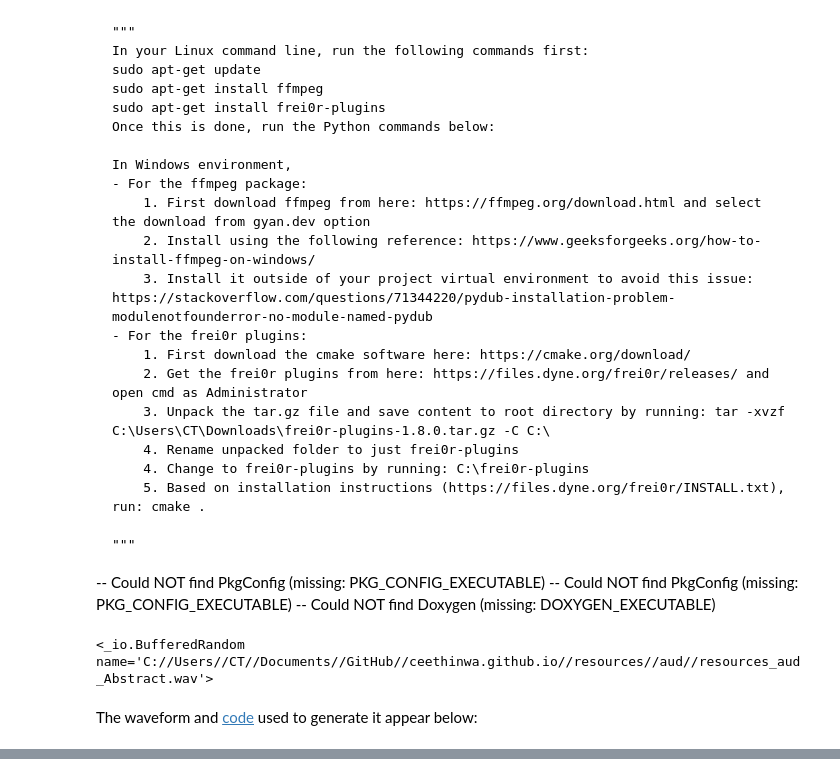
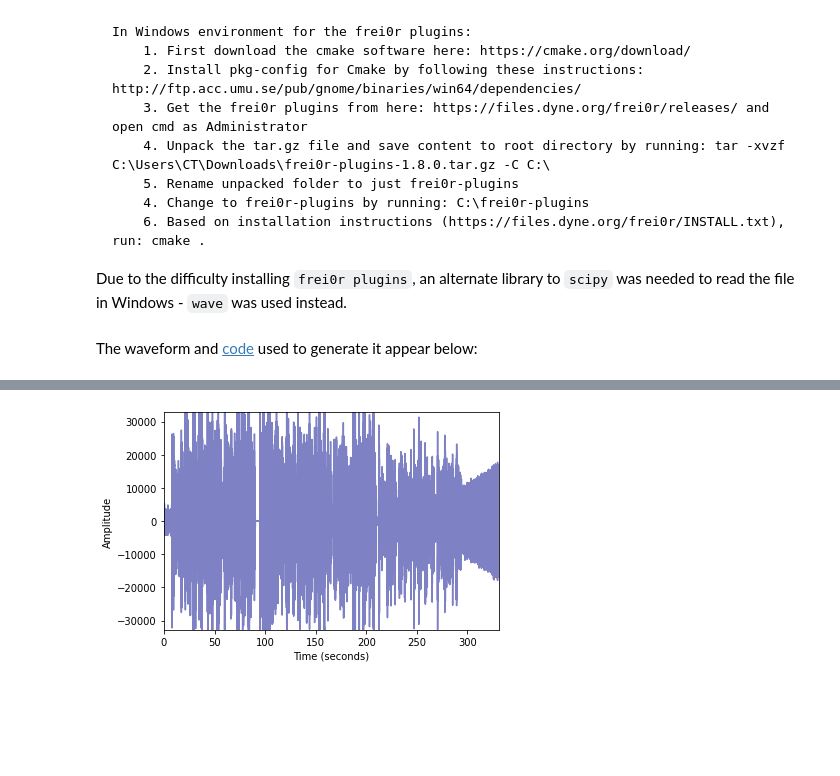
Before and after one commit to CeeThinwa/knowledge-hub, a Jupyter notebook: book/past-articles/nlp-toolbox-c.ipynb, the cells around one changed output, grey strips where cells are left out. Saved outputs shown, nothing was run; the diff lists cells and outputs as text; code cells hidden in the pictures; blank space fills up the shorter version.

```diff
--- a/book/past-articles/nlp-toolbox-c.ipynb
+++ b/book/past-articles/nlp-toolbox-c.ipynb
@@ -179,55 +213,35 @@ Suppose we want to analyze a particular audio ([listen here](https://ceethinwa.g
 # %% [markdown]
-    """
-    In your Linux command line, run the following commands first:
-    sudo apt-get update
-    sudo apt-get install ffmpeg
-    sudo apt-get install frei0r-plugins
-    Once this is done, run the Python commands below:
+    In Windows environment for the frei0r plugins:
+        1. First download the cmake software here: https://cmake.org/download/
+        2. Install pkg-config for Cmake by following these instructions: http://ftp.acc.umu.se/pub/gnome/binaries/win64/dependencies/
+        3. Get the frei0r plugins from here: https://files.dyne.org/frei0r/releases/ and open cmd as Administrator
+        4. Unpack the tar.gz file and save content to root directory by running: tar -xvzf C:\Users\CT\Downloads\frei0r-plugins-1.8.0.tar.gz -C C:\
+        5. Rename unpacked folder to just frei0r-plugins
+        4. Change to frei0r-plugins by running: C:\frei0r-plugins
+        6. Based on installation instructions (https://files.dyne.org/frei0r/INSTALL.txt), run: cmake .
 
-    In Windows environment,
-    - For the ffmpeg package:
-        1. First download ffmpeg from here: https://ffmpeg.org/download.html and select the download from gyan.dev option
-        2. Install using the following reference: https://www.geeksforgeeks.org/how-to-install-ffmpeg-on-windows/
-        3. Install it outside of your project virtual environment to avoid this issue: https://stackoverflow.com/questions/71344220/pydub-installation-problem-modulenotfounderror-no-module-named-pydub
-    - For the frei0r plugins:
-        1. First download the cmake software here: https://cmake.org/download/
-        2. Get the frei0r plugins from here: https://files.dyne.org/frei0r/releases/ and open cmd as Administrator
-        3. Unpack the tar.gz file and save content to root directory by running: tar -xvzf C:\Users\CT\Downloads\frei0r-plugins-1.8.0.tar.gz -C C:\
-        4. Rename unpacked folder to just frei0r-plugins
-        4. Change to frei0r-plugins by running: C:\frei0r-plugins
-        5. Based on installation instructions (https://files.dyne.org/frei0r/INSTALL.txt), run: cmake .
-
-    """
--- Could NOT find PkgConfig (missing: PKG_CONFIG_EXECUTABLE)
--- Could NOT find PkgConfig (missing: PKG_CONFIG_EXECUTABLE)
--- Could NOT find Doxygen (missing: DOXYGEN_EXECUTABLE)
+Due to the difficulty installing `frei0r plugins`, an alternate library to `scipy` was needed to read the file in Windows - `wave` was used instead.
-# %%
-# import required modules
-from os import path
-from pydub import AudioSegment
-
-# assign files
-input_file = "C://Users//CT//Documents//GitHub//ceethinwa.github.io//resources//aud//Abstract.mp3"
-output_file = "C://Users//CT//Documents//GitHub//ceethinwa.github.io//resources//aud//resources_aud_Abstract.wav"
-
-# convert mp3 file to wav file
-sound = AudioSegment.from_mp3(input_file)
-sound.export(output_file, format="wav")
-
-## Original gist: https://gist.github.com/CeeThinwa/03b8d164c82d7d32b5379befefeff75a#file-audio-converter-py
-# %% [output]
-<_io.BufferedRandom name='C://Users//CT//Documents//GitHub//ceethinwa.github.io//resources//aud//resources_aud_Abstract.wav'>
 # %% [markdown]
 The waveform and [code](https://medium.com/swlh/visualising-speech-74137f0b793b) used to generate it appear below:
 # %%
+"""
+Original gist: https://gist.github.com/CeeThinwa/9a073bd3dcbba4785e83724de74834d5#file-waveform-visualizer-py
+"""
+
 # Import necessary packages
 import matplotlib.pyplot as plt
 import numpy as np
-from scipy.io import wavfile
+import wave
 
 # Open .wav audio file
-wavfn= input_file #"resources_aud_Abstract.wav"
-fs, x = wavfile.read(wavfn) # sample rate = fs, data = x
+wav = wave.open(output_file, 'rb')
+fs = wav.getframerate() # sample rate = fs
+signal_wave = wav.readframes(wav.getnframes())
+x = np.frombuffer(signal_wave, dtype=np.int16) # data = x, a 1 dimensional array of n samples * n channels
+
+# Determine the number of channels
+print(f"This audio has {wav.getnchannels()} channels, {wav.getnframes()} samples and it took {round(wav.getnframes()/fs,2)} seconds.",
+      "\n")
 
 # Determine amplitude (y) and its limit(ya); x represents time in seconds
 y = np.linspace(0,len(x)/float(fs), len(x))
@@ -240,8 +254,4 @@ plt.ylabel("Amplitude")
 plt.ylim(-ya, ya)
 plt.xlim(0, y[-1])
 plt.show()
-
-"""
-Original gist: https://gist.github.com/CeeThinwa/9a073bd3dcbba4785e83724de74834d5#file-waveform-visualizer-py
-"""
 # %% [output]
@@ -248,0 +259 @@ ValueError: File format b'ID3\x03' not understood. Only 'RIFF' and 'RIFX' suppor
+[figure, added]
```
Also changed, not shown: parts of 8 cells of this notebook.
